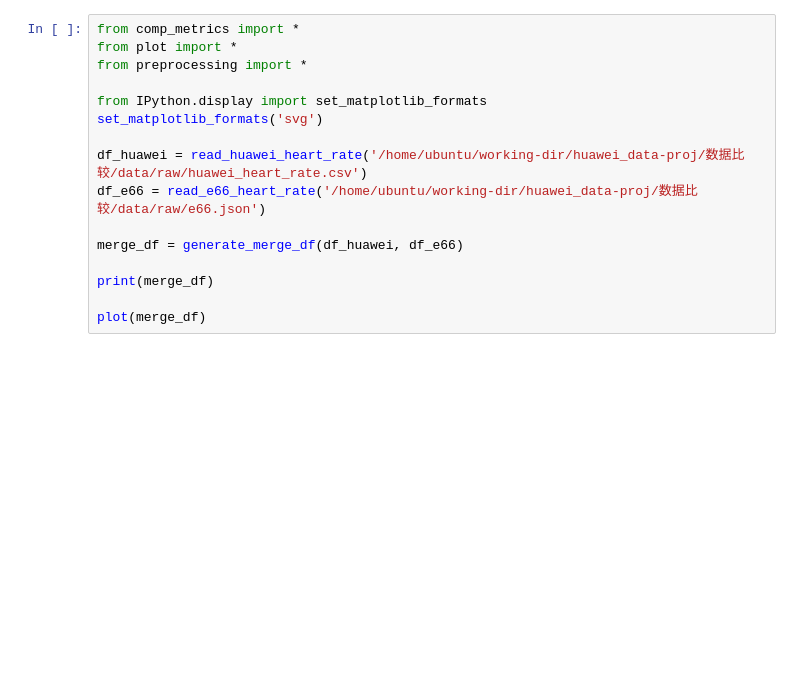
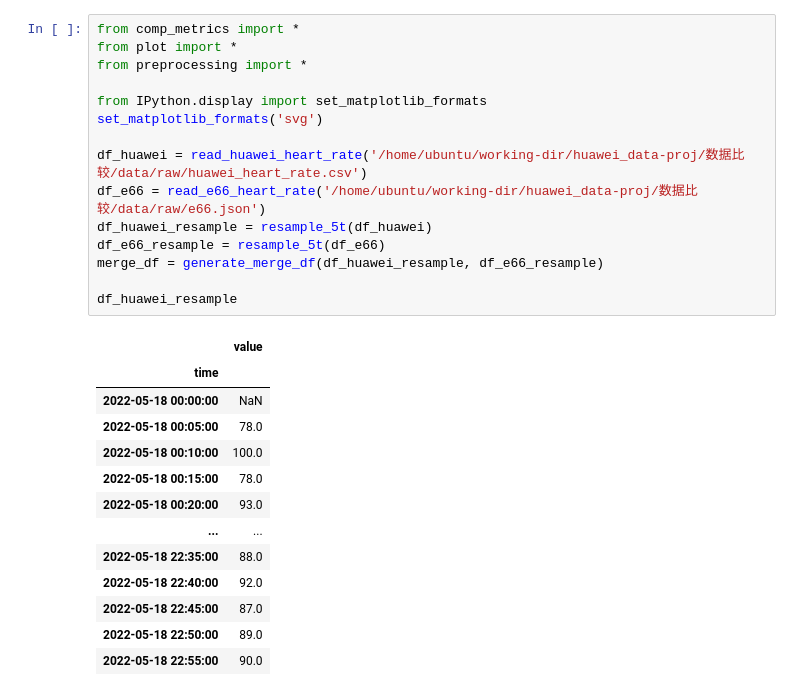
Before and after one commit to zhaozzz-160/behavioral-data-compare, a Jupyter notebook: tscompare/test.ipynb, the cells around one changed output. Drawn from its saved outputs; the diff is of its cells as text; blank space fills up the shorter version.

```diff
--- a/tscompare/test.ipynb
+++ b/tscompare/test.ipynb
@@ -1,17 +1,29 @@
 # %%
 from comp_metrics import *
 from plot import *
 from preprocessing import *
 
 from IPython.display import set_matplotlib_formats
 set_matplotlib_formats('svg')
 
 df_huawei = read_huawei_heart_rate('/home/ubuntu/working-dir/huawei_data-proj/数据比较/data/raw/huawei_heart_rate.csv')
 df_e66 = read_e66_heart_rate('/home/ubuntu/working-dir/huawei_data-proj/数据比较/data/raw/e66.json')
+df_huawei_resample = resample_5t(df_huawei)
+df_e66_resample = resample_5t(df_e66)
+merge_df = generate_merge_df(df_huawei_resample, df_e66_resample)
 
-merge_df = generate_merge_df(df_huawei, df_e66)
-
-print(merge_df)
-
-plot(merge_df)
+df_huawei_resample
 # %% [output]
+|  | value |
+| time |  |
+| 2022-05-18 00:00:00 | NaN |
+| 2022-05-18 00:05:00 | 78.0 |
+| 2022-05-18 00:10:00 | 100.0 |
+| 2022-05-18 00:15:00 | 78.0 |
+| 2022-05-18 00:20:00 | 93.0 |
+| ... | ... |
+| 2022-05-18 22:35:00 | 88.0 |
+| 2022-05-18 22:40:00 | 92.0 |
+| 2022-05-18 22:45:00 | 87.0 |
+| 2022-05-18 22:50:00 | 89.0 |
+| 2022-05-18 22:55:00 | 90.0 |
```
Also changed, not shown: parts of 5 cells of this notebook, 5 other files.
